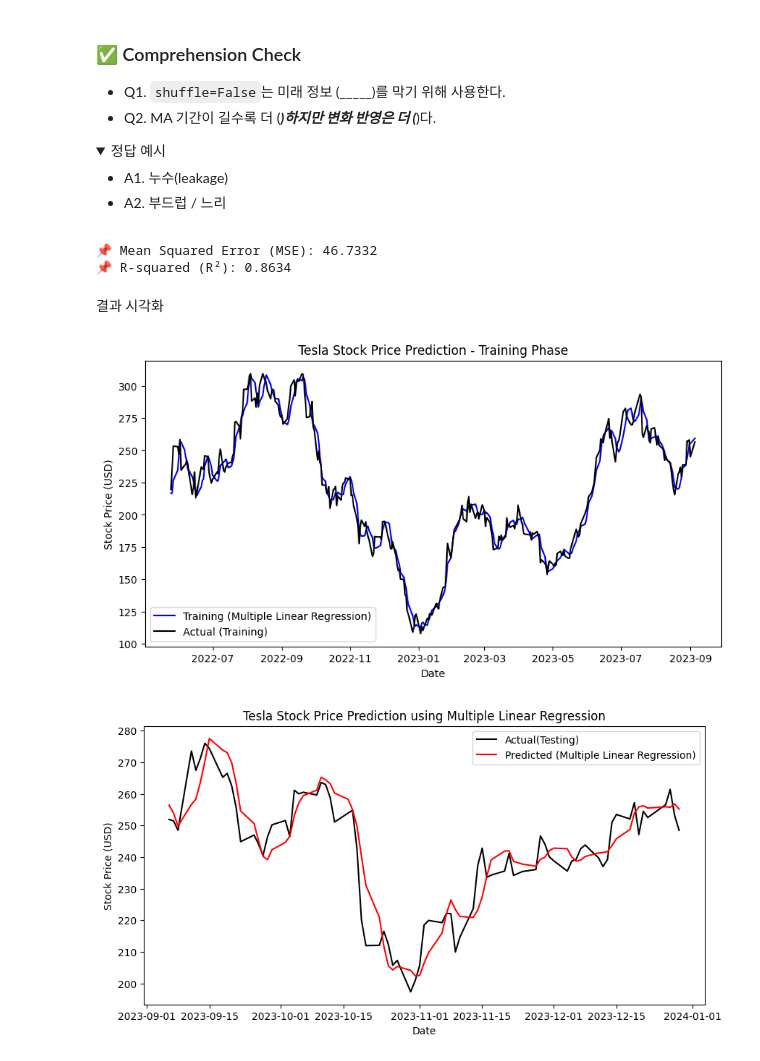
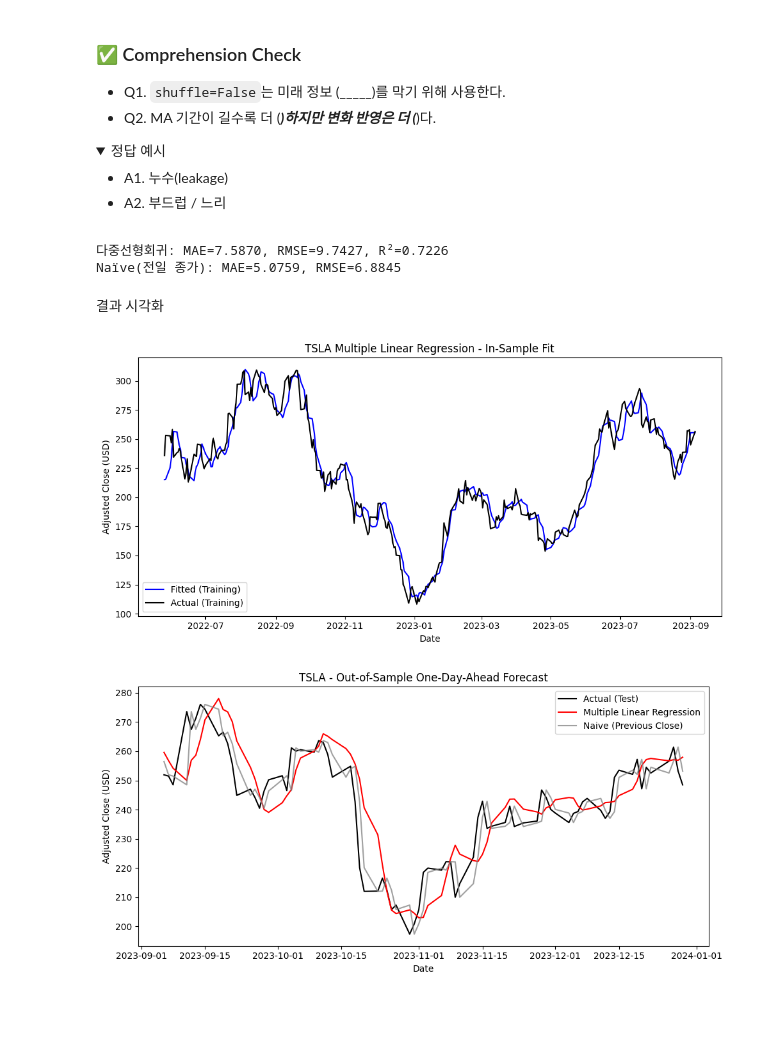
Before and after one commit to nhjung-phd/TimeSeriesAnalysis, a Jupyter notebook: notebooks/12_multi_linear_regression.ipynb, the cells around one changed output. Cells and saved outputs as stored; diff of their text form; code cells hidden in the pictures; folded sections open; blank space fills up the shorter version.

```diff
--- a/notebooks/12_multi_linear_regression.ipynb
+++ b/notebooks/12_multi_linear_regression.ipynb
@@ -109,2 +109,7 @@ df["MA_100"] = df["Close"].rolling(window=100).mean()  # 100일 이동 평균
+# %%
+# 거래일 t의 종가를 예측하므로 t-1까지 공개된 가격으로만 특징 생성
+past_close = df["Close"].shift(1)
+for window in (5, 10, 20, 50, 100):
+    df[f"MA_{window}"] = past_close.rolling(window=window).mean()
 # %% [markdown]
 결측치 처리 (이동 평균 계산으로 인한 NaN 값 제거)
@@ -116,2 +115,0 @@ df["MA_100"] = df["Close"].rolling(window=100).mean()  # 100일 이동 평균
-# %%
-df = df.dropna()
@@ -117,0 +121,5 @@ df = df.dropna()
+# %%
+df = df.dropna(subset=["Close", "MA_5", "MA_10", "MA_20", "MA_50", "MA_100"]).copy()
+if len(df) < 30:
+    raise ValueError("유효한 시계열이 너무 짧습니다. 데이터 기간을 늘리세요.")
+print(f"유효 관측치: {len(df)}개 / {df['Date'].min().date()} ~ {df['Date'].max().date()}")
@@ -125,7 +135,7 @@ df = df.dropna()
 # %%
-features = ["Day","MA_5", "MA_10", "MA_20", "MA_50", "MA_100"]  # 다중 선형 회귀의 독립 변수들
-X = df[features]
-y = df["Close"]  # 종속 변수: TSLA 종가
+features = ["Day", "MA_5", "MA_10", "MA_20", "MA_50", "MA_100"]
+X = df[features].copy()       # 당일 종가를 포함하지 않은 설명변수 6개
+y = df["Close"].copy()       # 예측 목표: 거래일 t의 종가
 # %% [markdown]
 데이터 분할 (80% 학습, 20% 테스트)
 # %% [markdown]
@@ -183,38 +192,37 @@ y_pred = model.predict(X_test_scaled)
 - A1. 누수(leakage)
 - A2. 부드럽 / 느리
 </details>
-# %%
-mse = mean_squared_error(y_test, y_pred)
-r2 = r2_score(y_test, y_pred)
-
-print(f"📌 Mean Squared Error (MSE): {mse:.4f}")
-print(f"📌 R-squared (R²): {r2:.4f}")
-# %% [output]
-📌 Mean Squared Error (MSE): 46.7332
-📌 R-squared (R²): 0.8634
+# %%
+# 시간순 테스트 구간에서 MAE, RMSE, R² 및 Naïve 기준모형 비교
+from sklearn.metrics import mean_absolute_error
+mse = mean_squared_error(y_test, y_pred)
+r2 = r2_score(y_test, y_pred)
+naive_pred = df["Close"].shift(1).loc[y_test.index]
+assert naive_pred.notna().all(), "Naïve 예측에 필요한 전일 종가가 누락되었습니다."
+print(f"다중선형회귀: MAE={mean_absolute_error(y_test, y_pred):.4f}, RMSE={np.sqrt(mse):.4f}, R²={r2:.4f}")
+print(f"Naïve(전일 종가): MAE={mean_absolute_error(y_test, naive_pred):.4f}, RMSE={np.sqrt(mean_squared_error(y_test, naive_pred)):.4f}")
+# %% [output]
+다중선형회귀: MAE=7.5870, RMSE=9.7427, R²=0.7226
+Naïve(전일 종가): MAE=5.0759, RMSE=6.8845
 # %% [markdown]
 결과 시각화
 # %%
-# 📌 7️⃣ 결과 시각화 (훈련 데이터 예측 vs 실제값)
-# Define window_size and train_predictions before using them
-plt.figure(figsize=(10, 5))
-plt.plot(df["Date"].iloc[: len(X_train)], train_predictions, label="Training (Multiple Linear Regression)", color="blue")
-plt.plot(df["Date"].iloc[: len(X_train)], y_train, label="Actual (Training)", color="black")
-plt.title("Tesla Stock Price Prediction - Training Phase")
-plt.xlabel("Date")
-plt.ylabel("Stock Price (USD)")
-plt.legend()
-plt.show()
+# 훈련 구간: 내표본 적합값과 실제값 비교 (시간축 = y_train 인덱스)
+plt.figure(figsize=(10, 5), facecolor="white")
+plt.plot(df.loc[y_train.index, "Date"], train_predictions, label="Fitted (Training)", color="blue")
+plt.plot(df.loc[y_train.index, "Date"], y_train, label="Actual (Training)", color="black")
+plt.title("TSLA Multiple Linear Regression - In-Sample Fit")
+plt.xlabel("Date"); plt.ylabel("Adjusted Close (USD)"); plt.legend(); plt.tight_layout(); plt.show()
 # %% [output]
-[figure, old version]
+[figure, new version]
 # %%
-plt.figure(figsize=(10, 5))
-plt.plot(df["Date"].iloc[len(X_train):], y_test, label="Actual(Testing)", color="black")
-plt.plot(df["Date"].iloc[len(X_train):], y_pred, label="Predicted (Multiple Linear Regression)", color="red")
-plt.title("Tesla Stock Price Prediction using Multiple Linear Regression")
-plt.xlabel("Date")
-plt.ylabel("Stock Price (USD)")
-plt.legend()
-plt.show()
+# 외표본 테스트 구간: 실제 종가 / 다중회귀 예측 / Naïve 예측
+plt.figure(figsize=(10, 5), facecolor="white")
+test_dates = df.loc[y_test.index, "Date"]
+plt.plot(test_dates, y_test, label="Actual (Test)", color="black")
+plt.plot(test_dates, y_pred, label="Multiple Linear Regression", color="red")
+plt.plot(test_dates, naive_pred, label="Naive (Previous Close)", color="gray", alpha=0.75)
+plt.title("TSLA - Out-of-Sample One-Day-Ahead Forecast")
+plt.xlabel("Date"); plt.ylabel("Adjusted Close (USD)"); plt.legend(); plt.tight_layout(); plt.show()
 # %% [output]
-[figure, old version]
+[figure, new version]
```
Also changed, not shown: parts of 30 cells of this notebook.
